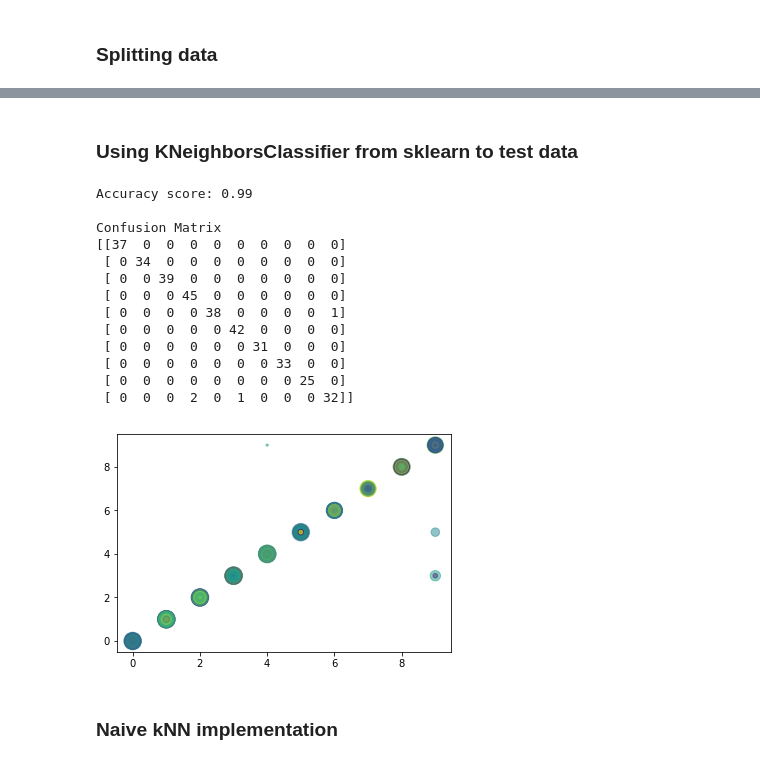
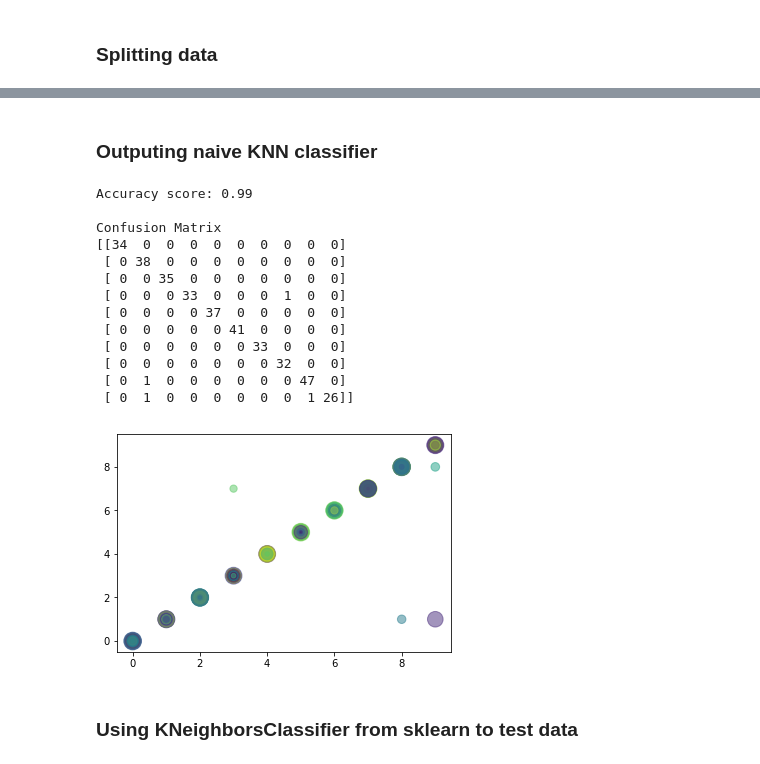
Before and after one commit to knstntn/euler, a Jupyter notebook: BDA/ML/ML_BDA_17-19_lab3.ipynb, the cells around one changed output, grey strips where cells are left out. Cells and saved outputs as stored; diff of their text form; code cells hidden in the pictures.

```diff
--- a/BDA/ML/ML_BDA_17-19_lab3.ipynb
+++ b/BDA/ML/ML_BDA_17-19_lab3.ipynb
@@ -45,0 +69,24 @@ def show_result(y_true, y_pred):
+# %%
+class NaiveKNNClassifier(BaseEstimator, ClassifierMixin):
+    def __init__(self, k = None):
+        self.k = k
+
+    def fit(self, X, y):
+        self.X = X
+        self.y = y
+
+    def predict(self, X_test):
+        res = np.zeros(len(X_test))
+        if self.k is None:
+            return res
+
+        for (i, x) in enumerate(X_test):
+            distance = self.__distance__(x.reshape(1, len(x)), self.X)
+            indices = np.argsort(distance).ravel()[:self.k]
+            res[i] = np.bincount(self.y[indices]).argmax()
+        return res
+
+    def __distance__(self, x, y):
+        d = pairwise_distances(x, y, 'euclidean', squared=True)
+        d = np.sqrt(d)
+        return d
@@ -45,0 +95,2 @@ def show_result(y_true, y_pred):
+# %%
+k = find_best_k(NaiveKNNClassifier())
@@ -46,25 +109,21 @@ def show_result(y_true, y_pred):
+# %% [markdown]
+### Outputing naive KNN classifier
+# %%
+train_and_test(NaiveKNNClassifier(k))
+# %% [output]
+Accuracy score: 0.99
+
+Confusion Matrix
+[[34  0  0  0  0  0  0  0  0  0]
+ [ 0 38  0  0  0  0  0  0  0  0]
+ [ 0  0 35  0  0  0  0  0  0  0]
+ [ 0  0  0 33  0  0  0  1  0  0]
+ [ 0  0  0  0 37  0  0  0  0  0]
+ [ 0  0  0  0  0 41  0  0  0  0]
+ [ 0  0  0  0  0  0 33  0  0  0]
+ [ 0  0  0  0  0  0  0 32  0  0]
+ [ 0  1  0  0  0  0  0  0 47  0]
+ [ 0  1  0  0  0  0  0  0  1 26]]
+[figure, added]
 # %% [markdown]
 ### Using KNeighborsClassifier from sklearn to test data
-# %%
-clf = KNeighborsClassifier(3)
-clf.fit(X_train, y_train)
-Y = clf.predict(X_test)
-
-show_result(y_test, Y)
-# %% [output]
-Accuracy score: 0.99
-
-Confusion Matrix
-[[37  0  0  0  0  0  0  0  0  0]
- [ 0 34  0  0  0  0  0  0  0  0]
- [ 0  0 39  0  0  0  0  0  0  0]
- [ 0  0  0 45  0  0  0  0  0  0]
- [ 0  0  0  0 38  0  0  0  0  1]
- [ 0  0  0  0  0 42  0  0  0  0]
- [ 0  0  0  0  0  0 31  0  0  0]
- [ 0  0  0  0  0  0  0 33  0  0]
- [ 0  0  0  0  0  0  0  0 25  0]
- [ 0  0  0  2  0  1  0  0  0 32]]
-[figure, removed]
-# %% [markdown]
-### Naive  kNN implementation
```
Also changed, not shown: parts of 8 cells of this notebook.
